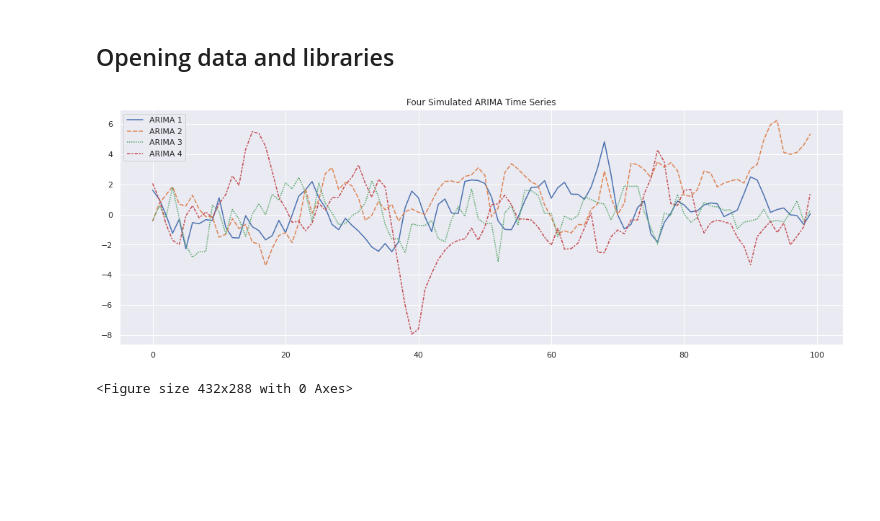
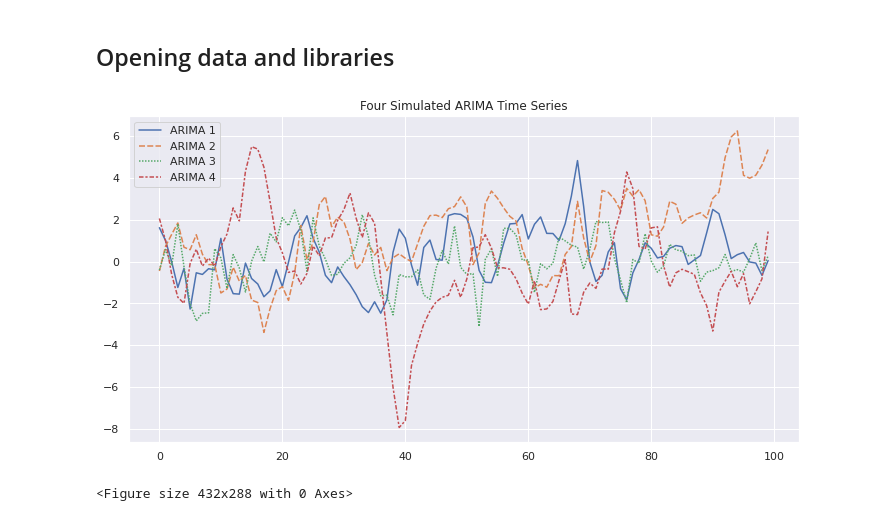
Before and after one commit to gonzalezcortes/Time-series-classification, a Jupyter notebook: Pre-processing of Time Series Data.ipynb, the cells around one changed output. Cells and saved outputs as stored; diff of their text form; code cells hidden in the pictures; blank space fills up the shorter version.

Commit message:
update image

```diff
--- a/Pre-processing of Time Series Data.ipynb
+++ b/Pre-processing of Time Series Data.ipynb
@@ -28,35 +28,35 @@ from statsmodels.tsa.arima_process import ArmaProcess
 
 # Generate four ARIMA processes
 np.random.seed(1)
 ar1 = np.array([1, -0.7])
 ma1 = np.array([1, 0.3])
 ar2 = np.array([1, -0.9])
 ma2 = np.array([1, 0.2])
 ar3 = np.array([1, -0.5])
 ma3 = np.array([1, 0.1])
 ar4 = np.array([1, -0.8])
 ma4 = np.array([1, 0.4])
 arima1 = ArmaProcess(ar1, ma1).generate_sample(nsample=100)
 arima2 = ArmaProcess(ar2, ma2).generate_sample(nsample=100)
 arima3 = ArmaProcess(ar3, ma3).generate_sample(nsample=100)
 arima4 = ArmaProcess(ar4, ma4).generate_sample(nsample=100)
 
 # Create a Pandas DataFrame with the data
 df = pd.DataFrame({'ARIMA 1': arima1, 'ARIMA 2': arima2, 'ARIMA 3': arima3, 'ARIMA 4': arima4})
 
 # Create a plot using Seaborn
 sns.set_style("whitegrid")
-sns.set(rc={'figure.figsize':(18,6)})
+sns.set(rc={'figure.figsize':(12,6)})
 sns.lineplot(data=df)
 
 
 # Create a plot using Seaborn
 #sns.set(style='darkgrid')
 #sns.lineplot(data=df)
 plt.title('Four Simulated ARIMA Time Series')
 plt.savefig('arima_time_series_wide.jpg', dpi=300, bbox_inches='tight')
 # %% [output]
-[figure, old version]
+[figure, new version]
 # %%
 # %% [output]
 <Figure size 432x288 with 0 Axes>
```
Also changed, not shown: 1 other file.
